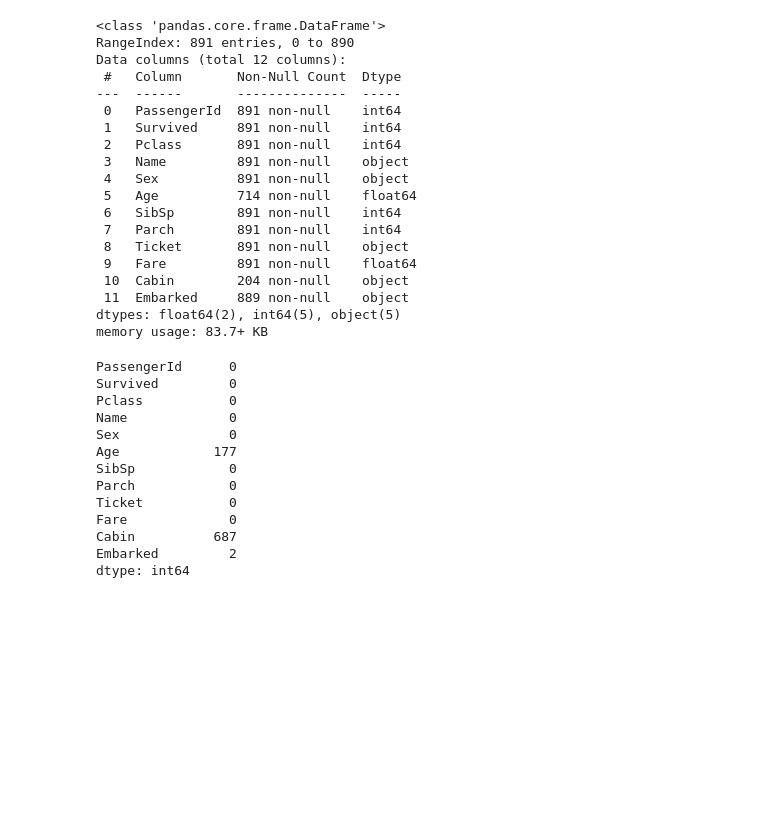
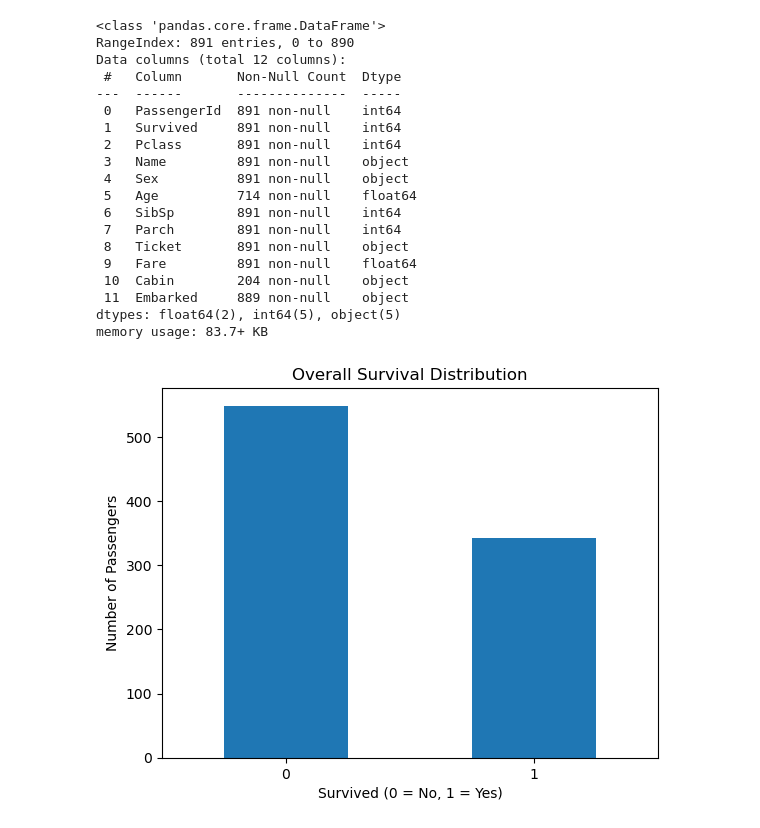
Before and after one commit to NewGencodeX/Titanic-Survival-Prediction, a Jupyter notebook: notebooks/01_data_exploration.ipynb, the cells around one changed output. Saved outputs shown, nothing was run; the diff lists cells and outputs as text; code cells hidden in the pictures; blank space fills up the shorter version.

Commit message:
EDA and Visualization

```diff
--- a/notebooks/01_data_exploration.ipynb
+++ b/notebooks/01_data_exploration.ipynb
@@ -58,17 +56,12 @@ plt.
 # %%
-df.isnull().sum()
+df['Survived'].value_counts().plot(kind='bar')
+plt.title("Overall Survival Distribution")
+plt.xlabel("Survived (0 = No, 1 = Yes)")
+plt.ylabel("Number of Passengers")
+plt.xticks(rotation=0)
+
+plt.savefig("../outputs/figures/survival_distribution.png", dpi=300, bbox_inches="tight")
+plt.show()
 # %% [output]
-PassengerId      0
-Survived         0
-Pclass           0
-Name             0
-Sex              0
-Age            177
-SibSp            0
-Parch            0
-Ticket           0
-Fare             0
-Cabin          687
-Embarked         2
-dtype: int64
+[figure, added]
 # %%
```
Also changed, not shown: parts of 7 cells of this notebook, 5 other files.
